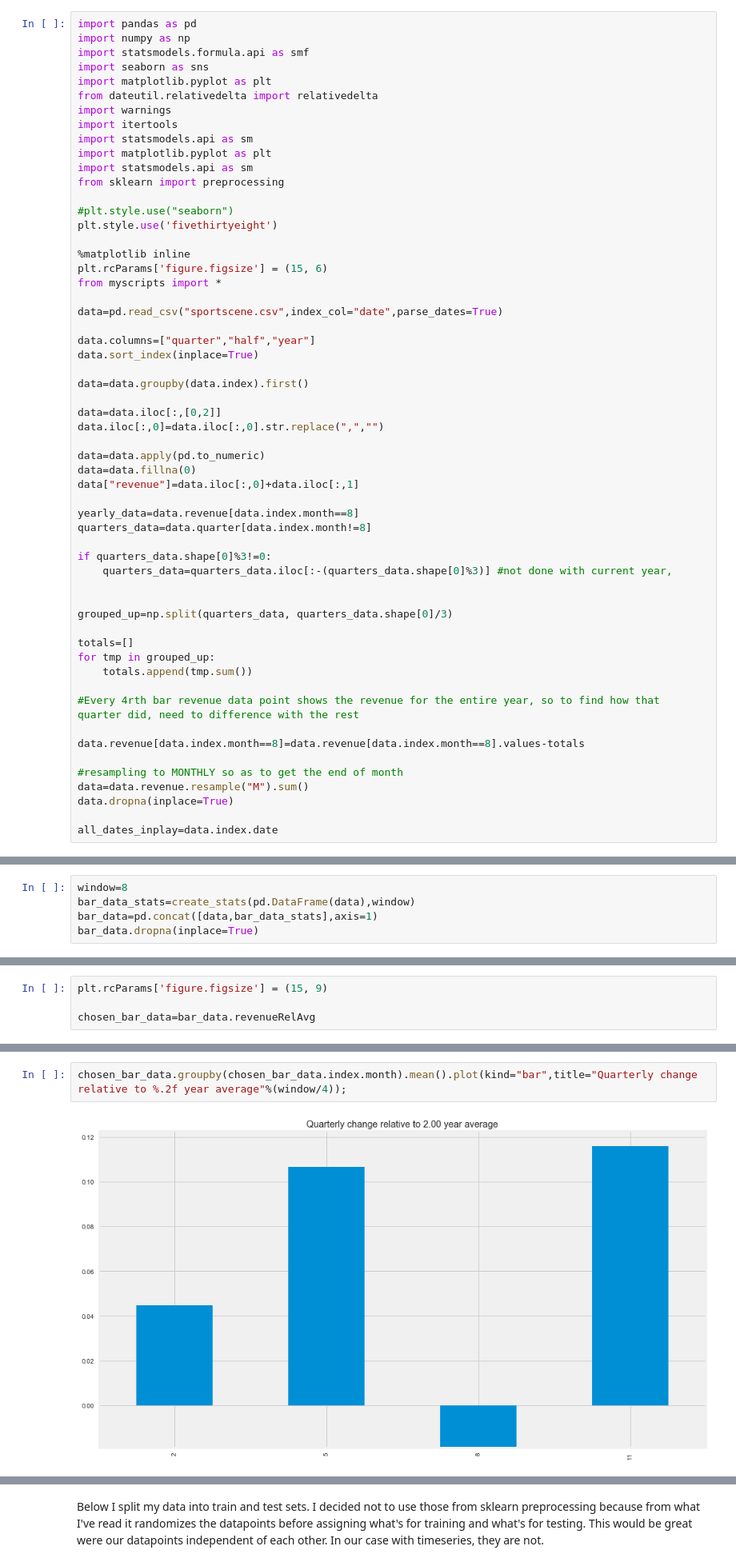
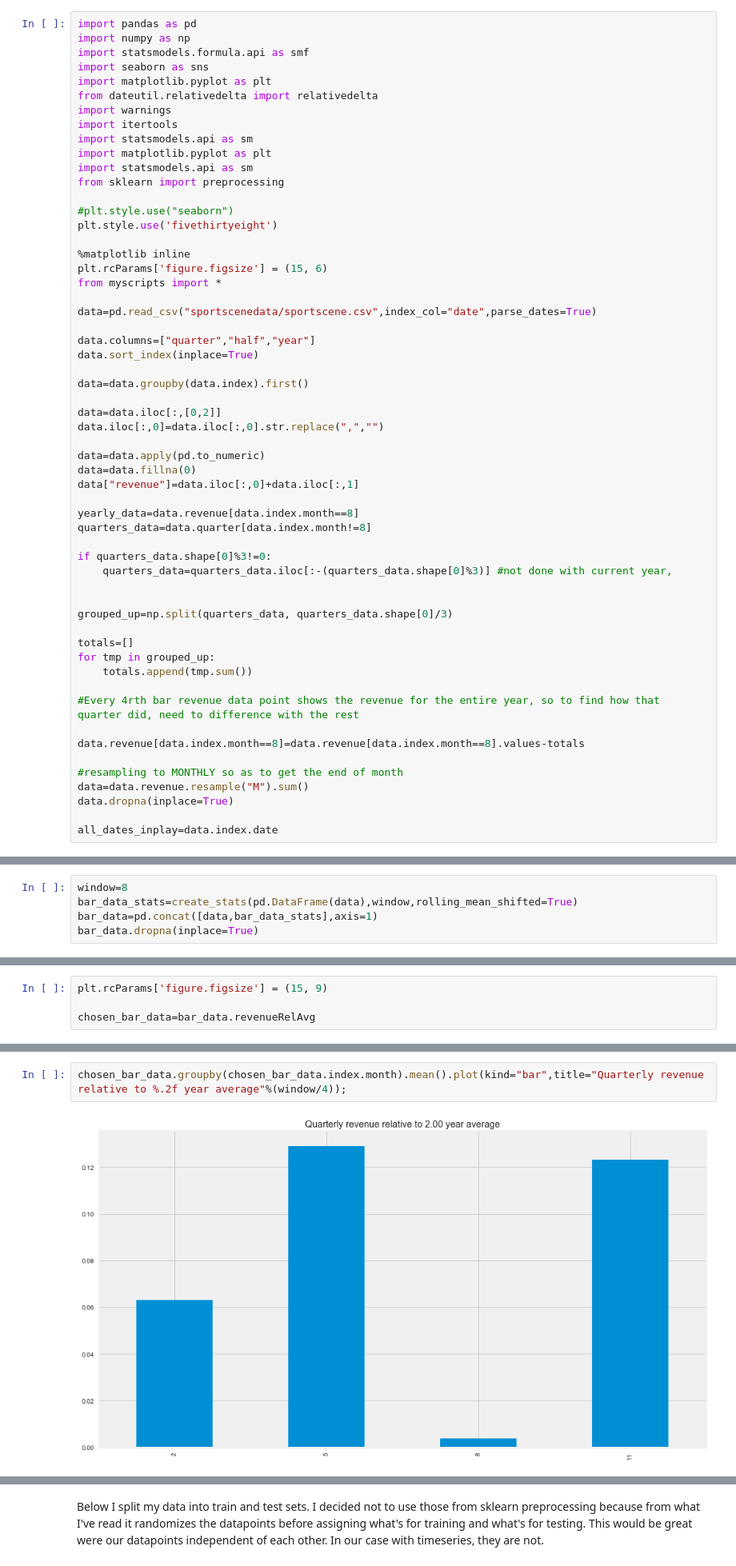
Before and after one commit to AKRD44/sportsbarsandhockey, a Jupyter notebook: Beer, burgers, and the Montreal Canadiens.ipynb, the cells around one changed output, grey strips where cells are left out. Shown at 80% size. Cells and saved outputs as stored; diff of their text form.

```diff
--- a/Beer, burgers, and the Montreal Canadiens.ipynb
+++ b/Beer, burgers, and the Montreal Canadiens.ipynb
@@ -40,7 +40,7 @@ plt.style.use('fivethirtyeight')
 plt.rcParams['figure.figsize'] = (15, 6)
 from myscripts import *
 
-data=pd.read_csv("sportscene.csv",index_col="date",parse_dates=True)
+data=pd.read_csv("sportscenedata/sportscene.csv",index_col="date",parse_dates=True)
 
 data.columns=["quarter","half","year"]
 data.sort_index(inplace=True)
@@ -89,7 +89,7 @@ Pretty choppy eh? We'll get a clearer look as to what's behind this real soon.
 # Creating stats for bar data
 # %%
 window=8
-bar_data_stats=create_stats(pd.DataFrame(data),window)
+bar_data_stats=create_stats(pd.DataFrame(data),window,rolling_mean_shifted=True)
 bar_data=pd.concat([data,bar_data_stats],axis=1)
 bar_data.dropna(inplace=True)
 # %% [markdown]
@@ -138,6 +145,6 @@ chosen_bar_data=bar_data.revenueRelAvg
 # %%
-chosen_bar_data.groupby(chosen_bar_data.index.month).mean().plot(kind="bar",title="Quarterly change relative to %.2f year average"%(window/4));
+chosen_bar_data.groupby(chosen_bar_data.index.month).mean().plot(kind="bar",title="Quarterly revenue relative to %.2f year average"%(window/4));
 # %% [output]
-[figure, old version]
+[figure, new version]
 # %% [markdown]
 So this is a little better. Here we can clearly see that typically, it's third quarter is its weakest with it's quarterly revenue typically being below its 2 year quarterly revenue.
```
Also changed, not shown: parts of 64 cells of this notebook, 2 other files.
